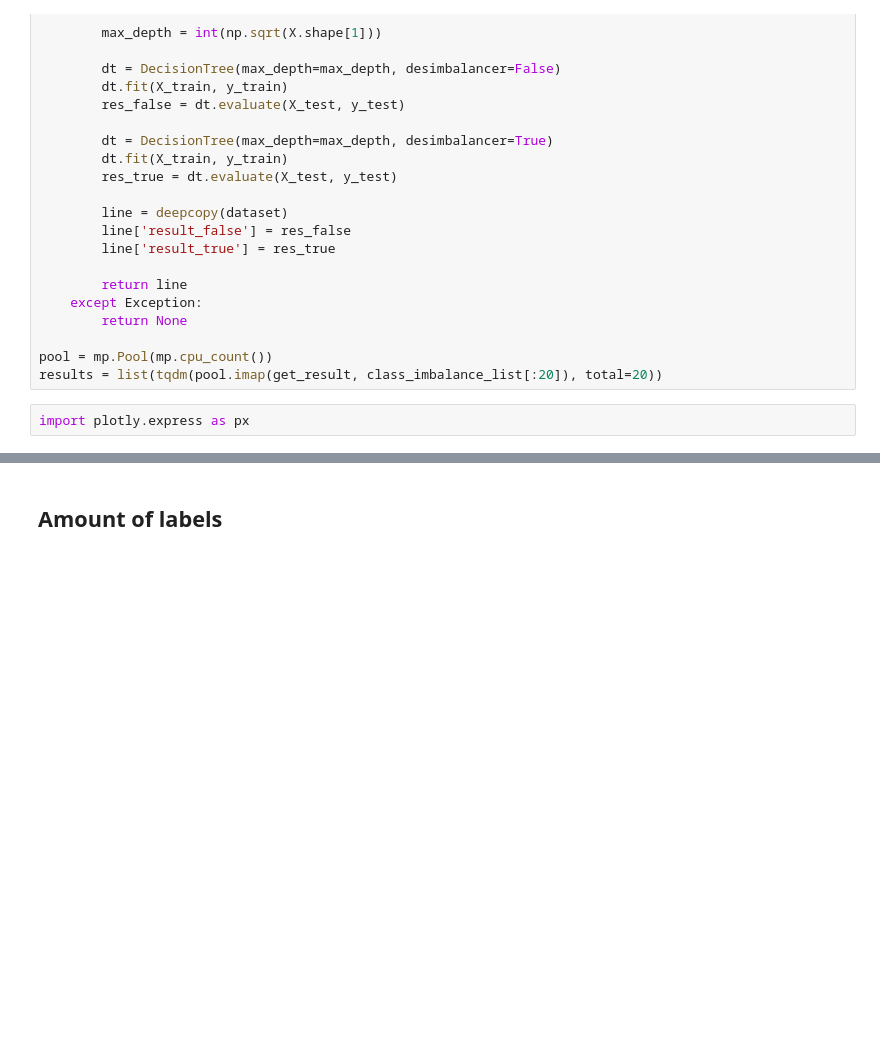
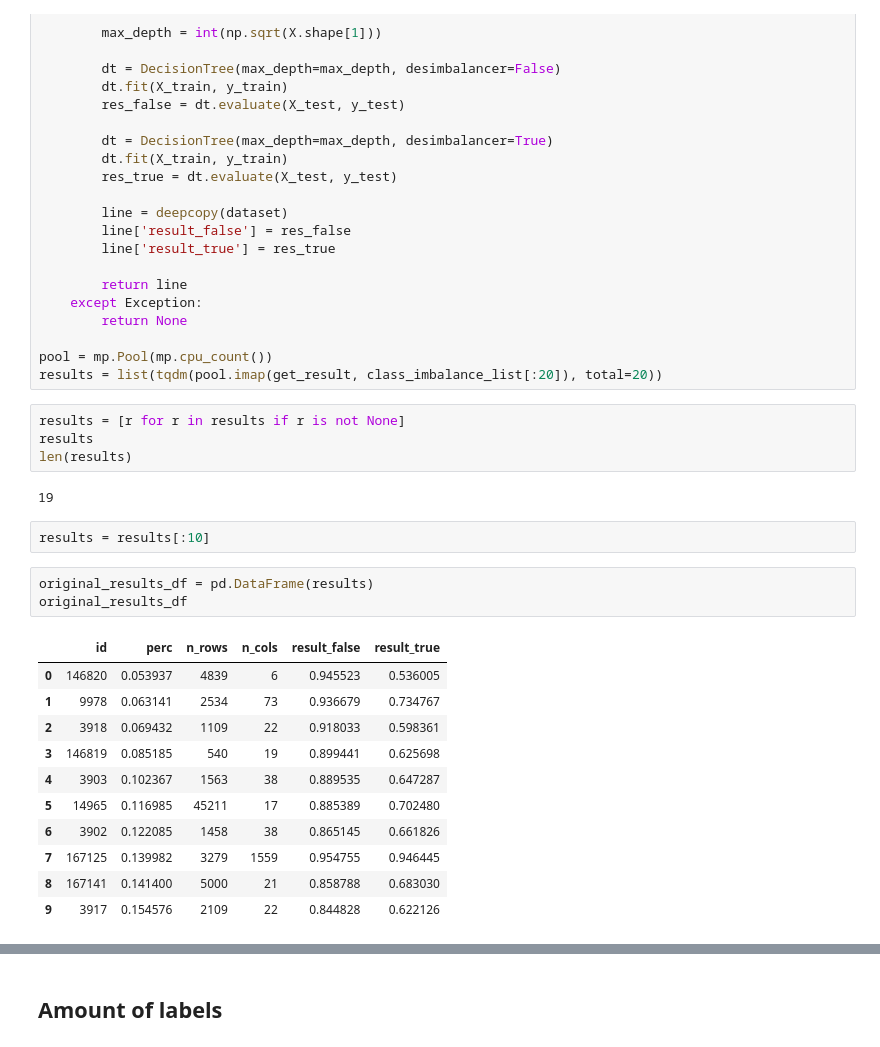
Before and after one commit to jaimemcmf/TrabalhoAC, a Jupyter notebook: characteristics_analysis.ipynb, the cells around one changed output, grey strips where cells are left out. Saved outputs shown, nothing was run; the diff lists cells and outputs as text; blank space fills up the shorter version.

```diff
--- a/characteristics_analysis.ipynb
+++ b/characteristics_analysis.ipynb
@@ -106,5 +106,26 @@ def get_result(dataset):
 
 pool = mp.Pool(mp.cpu_count())
 results = list(tqdm(pool.imap(get_result, class_imbalance_list[:20]), total=20))
-# %%
-import plotly.express as px
+# %%
+results = [r for r in results if r is not None]
+results
+len(results)
+# %% [output]
+19
+# %%
+results = results[:10]
+# %%
+original_results_df = pd.DataFrame(results)
+original_results_df
+# %% [output]
+|  | id | perc | n_rows | n_cols | result_false | result_true |
+| 0 | 146820 | 0.053937 | 4839 | 6 | 0.945523 | 0.536005 |
+| 1 | 9978 | 0.063141 | 2534 | 73 | 0.936679 | 0.734767 |
+| 2 | 3918 | 0.069432 | 1109 | 22 | 0.918033 | 0.598361 |
+| 3 | 146819 | 0.085185 | 540 | 19 | 0.899441 | 0.625698 |
+| 4 | 3903 | 0.102367 | 1563 | 38 | 0.889535 | 0.647287 |
+| 5 | 14965 | 0.116985 | 45211 | 17 | 0.885389 | 0.702480 |
+| 6 | 3902 | 0.122085 | 1458 | 38 | 0.865145 | 0.661826 |
+| 7 | 167125 | 0.139982 | 3279 | 1559 | 0.954755 | 0.946445 |
+| 8 | 167141 | 0.141400 | 5000 | 21 | 0.858788 | 0.683030 |
+| 9 | 3917 | 0.154576 | 2109 | 22 | 0.844828 | 0.622126 |
```
Also changed, not shown: parts of 1 cell of this notebook.
